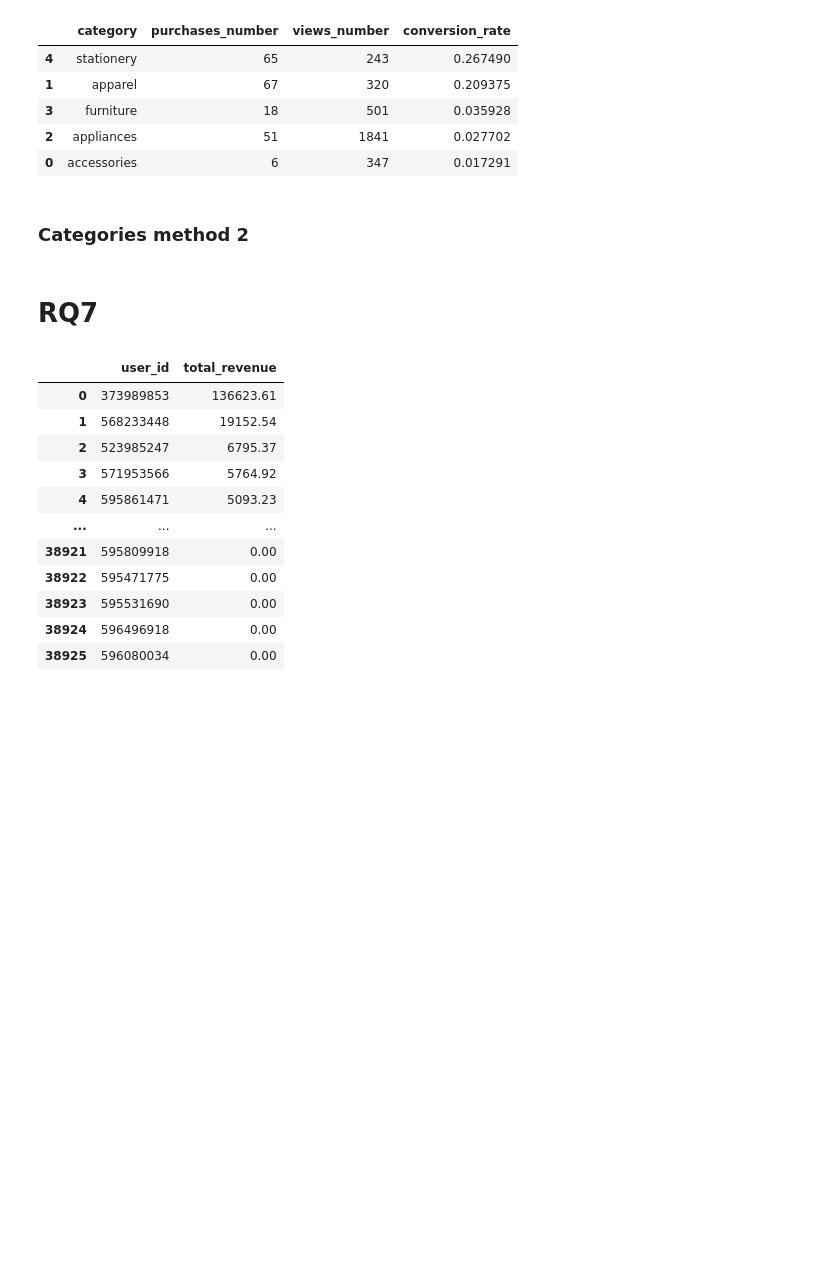
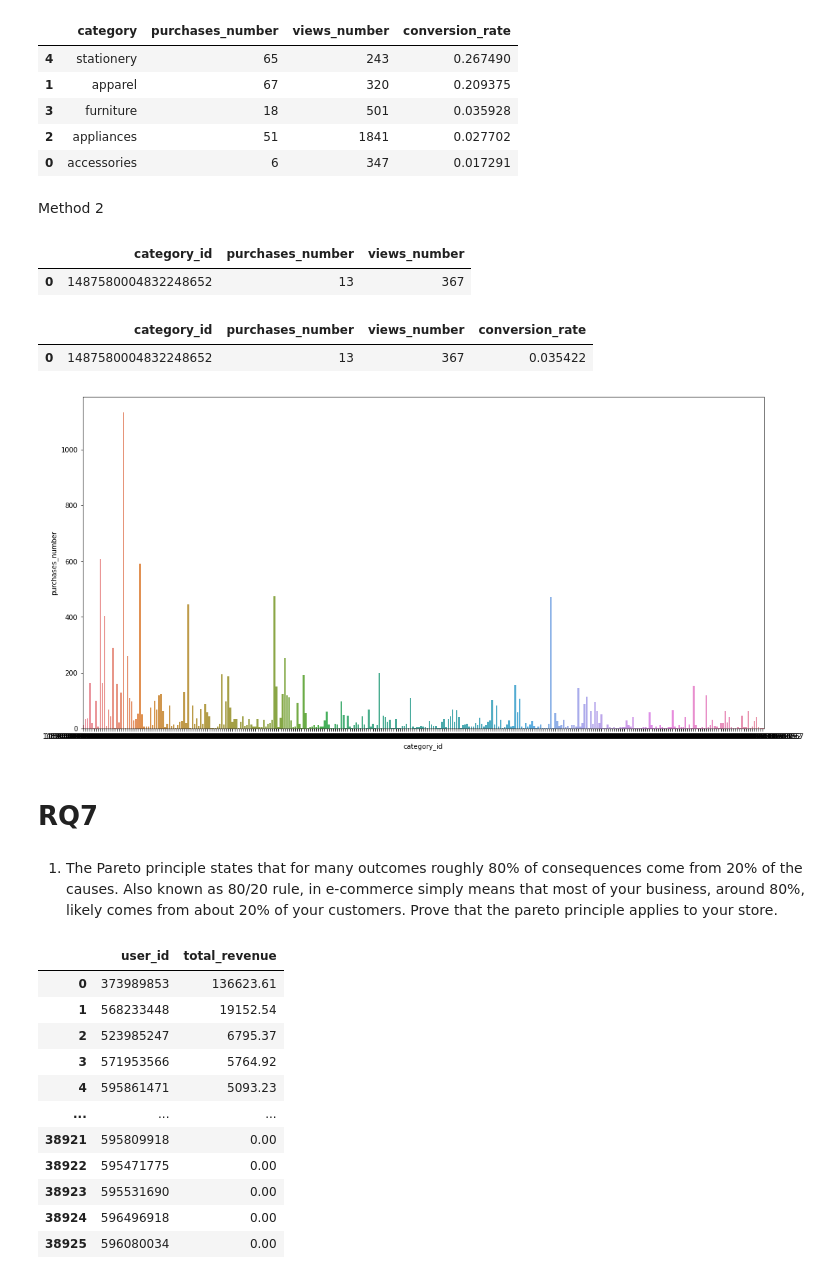
Before and after one commit to domenicocinque/ADM-HW2, a Jupyter notebook: HW2_Dom.ipynb, the cells around one changed output. Cells and saved outputs as stored; diff of their text form; code cells hidden in the pictures; blank space fills up the shorter version.

```diff
--- a/HW2_Dom.ipynb
+++ b/HW2_Dom.ipynb
@@ -46,7 +54,7 @@ array(['nan', 'accessories', 'stationery', 'appliances', 'apparel',
 # %%
 # Now we create again the subsets to include the new column ONLY NOT NAN
 
-df_categories = df_categories[df_categories.category != 'nan']
-views = df_categories[df_categories.event_type == 'view']
-purchases = df_categories[df_categories.event_type == 'purchase']
+df_notNan = df[df.category != 'nan']
+views_notNan = df_notNan[df_notNan.event_type == 'view']
+purchases_notNan = df_notNan[df_notNan.event_type == 'purchase']
 # %%
@@ -110,10 +118,41 @@ dout.sort_values(by='conversion_rate', ascending = False)
 | 3 | furniture | 18 | 501 | 0.035928 |
 | 2 | appliances | 51 | 1841 | 0.027702 |
 | 0 | accessories | 6 | 347 | 0.017291 |
-# %% [markdown]
-### Categories method 2
+# %% [markdown]
+Method 2
+# %%
+d3 = purchases.groupby('category_id').event_type.count().reset_index().rename(columns =
+                                                    {'event_type':'purchases_number'})
+d4 = views.groupby('category_id').event_type.count().reset_index().rename(columns =
+                                                    {'event_type':'views_number'})
+dout_ext = d3.merge(d4, on = 'category_id')
+dout_ext.head(1)
+# %% [output]
+|  | category_id | purchases_number | views_number |
+| 0 | 1487580004832248652 | 13 | 367 |
+# %%
+# Adding a third column that is a combination of the other two in order to find the c.r.
+
+dout_ext['conversion_rate'] = dout_ext.apply(lambda row:
+                                     row.purchases_number / row.views_number, axis=1)
+dout_ext.head(1)
+# %% [output]
+|  | category_id | purchases_number | views_number | conversion_rate |
+| 0 | 1487580004832248652 | 13 | 367 | 0.035422 |
+# %%
+#NEED TO CANCEL THE CATEGORY LABELS
+
+import seaborn as sns
+import matplotlib.pyplot as plt
+
+fig = plt.figure(figsize=(18,9))
+plot = sns.barplot(x='category_id', y='purchases_number', data=dout_ext)
+# %% [output]
+[figure, added]
 # %% [markdown]
 # RQ7
+# %% [markdown]
+1. The Pareto principle states that for many outcomes roughly 80% of consequences come from 20% of the causes. Also known as 80/20 rule, in e-commerce simply means that most of your business, around 80%, likely comes from about 20% of your customers. Prove that the pareto principle applies to your store.
 # %%
 # Grouping customers and computing total revenue (amount of money spent) for each one
 
```
Also changed, not shown: parts of 28 cells of this notebook.
